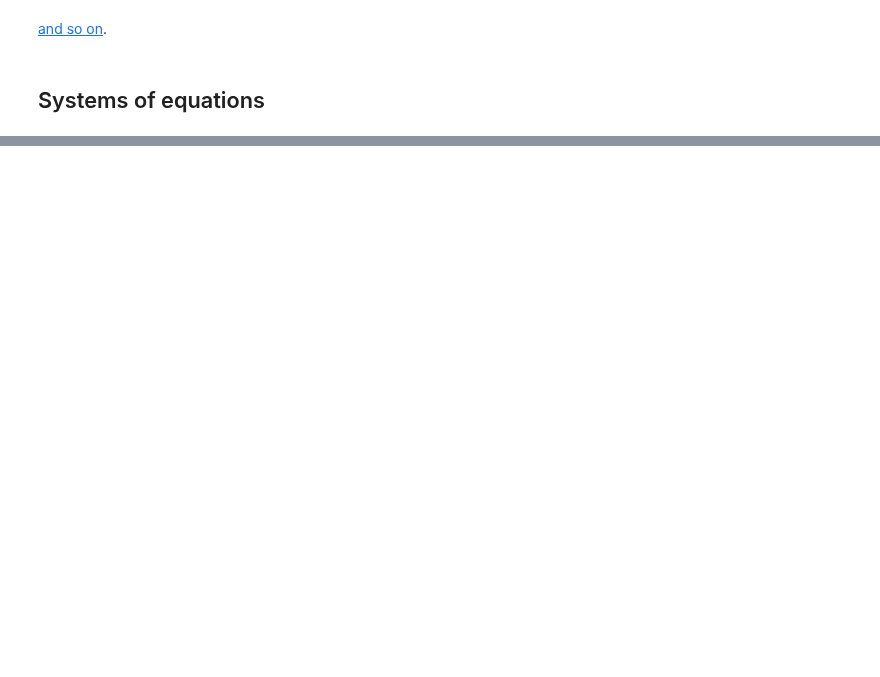
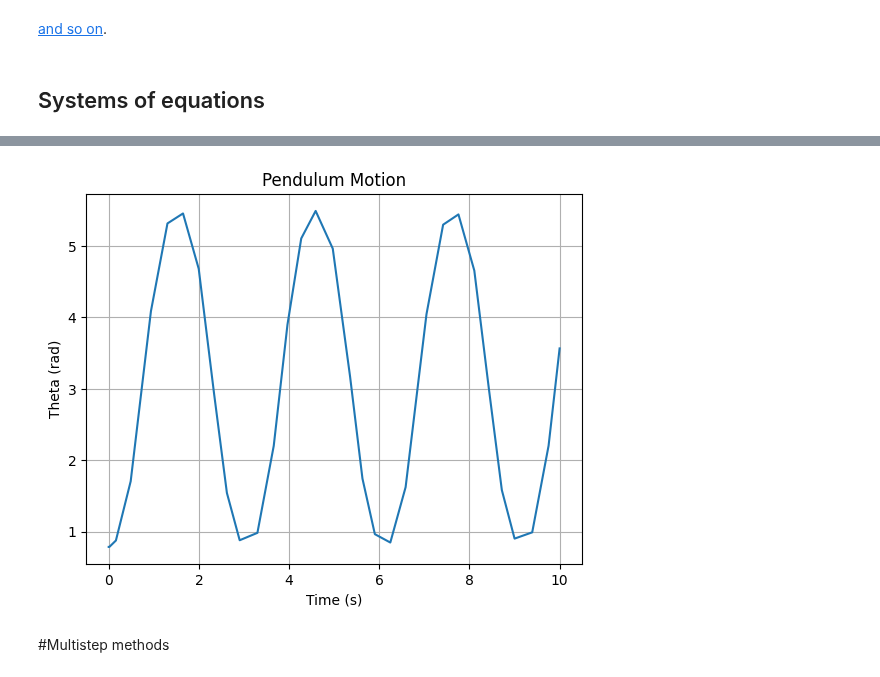
Before and after one commit to mwelland/ENGPHYS_3NM4, a Jupyter notebook: Initial_value_problems_Implicit_methods.ipynb, the cells around one changed output, grey strips where cells are left out. Drawn from its saved outputs; the diff is of its cells as text; code cells hidden in the pictures; blank space fills up the shorter version.

```diff
--- a/Initial_value_problems_Implicit_methods.ipynb
+++ b/Initial_value_problems_Implicit_methods.ipynb
@@ -298,0 +370,37 @@ $$
+# %%
+# prompt: Sovle the above with RK45
+
+import numpy as np
+import matplotlib.pyplot as plt
+from scipy.optimize import root
+from scipy.integrate import solve_ivp
+
+# Define the system of differential equations
+def f(t, y):
+  theta, theta_dot = y
+  g = 9.81  # Acceleration due to gravity (m/s^2)
+  l = 1.0   # Length of the pendulum (m)
+  dydt = [theta_dot, (g/l) * np.sin(theta)]
+  return np.array(dydt)
+
+# Initial conditions
+theta0 = np.pi/4  # Initial angle (radians)
+theta_dot0 = 0.0  # Initial angular velocity (rad/s)
+
+# Time span
+t_span = (0, 10)
+
+# Solve using RK45
+sol = solve_ivp(f, t_span, [theta0, theta_dot0], method='RK45')
+
+# Plot the results
+plt.plot(sol.t, sol.y[0, :])
+plt.xlabel('Time (s)')
+plt.ylabel('Theta (rad)')
+plt.title('Pendulum Motion')
+plt.grid(True)
+plt.show()
+# %% [output]
+[figure, added]
+# %% [markdown]
+#Multistep methods
```
Also changed, not shown: parts of 37 cells of this notebook.
